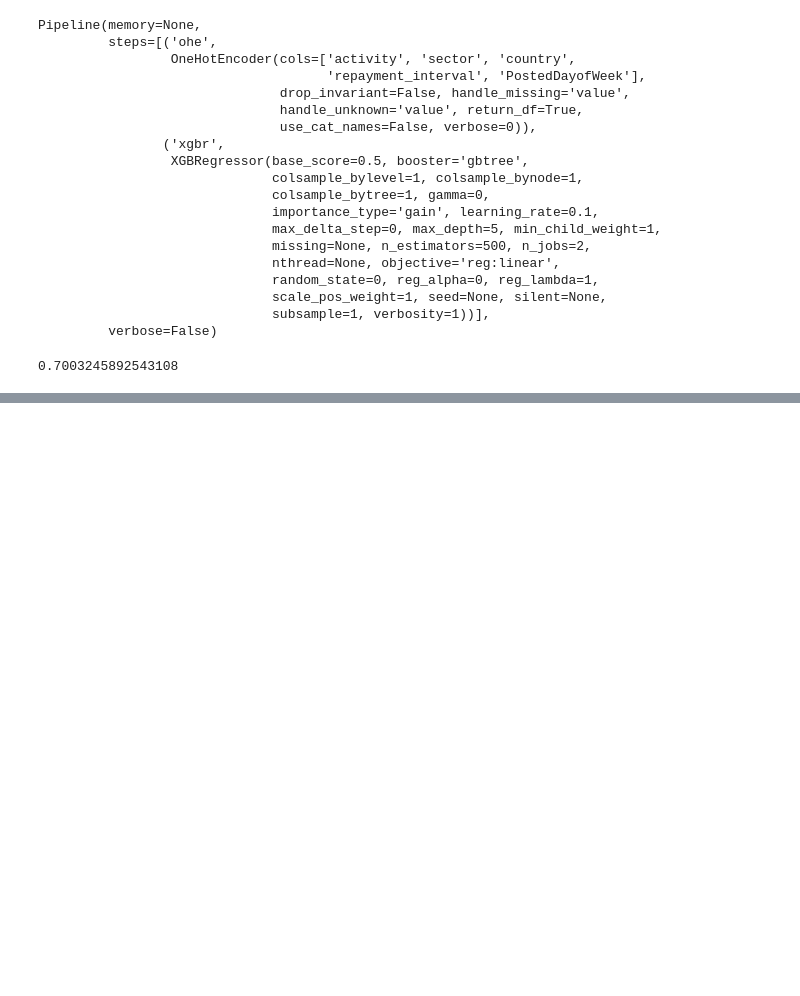
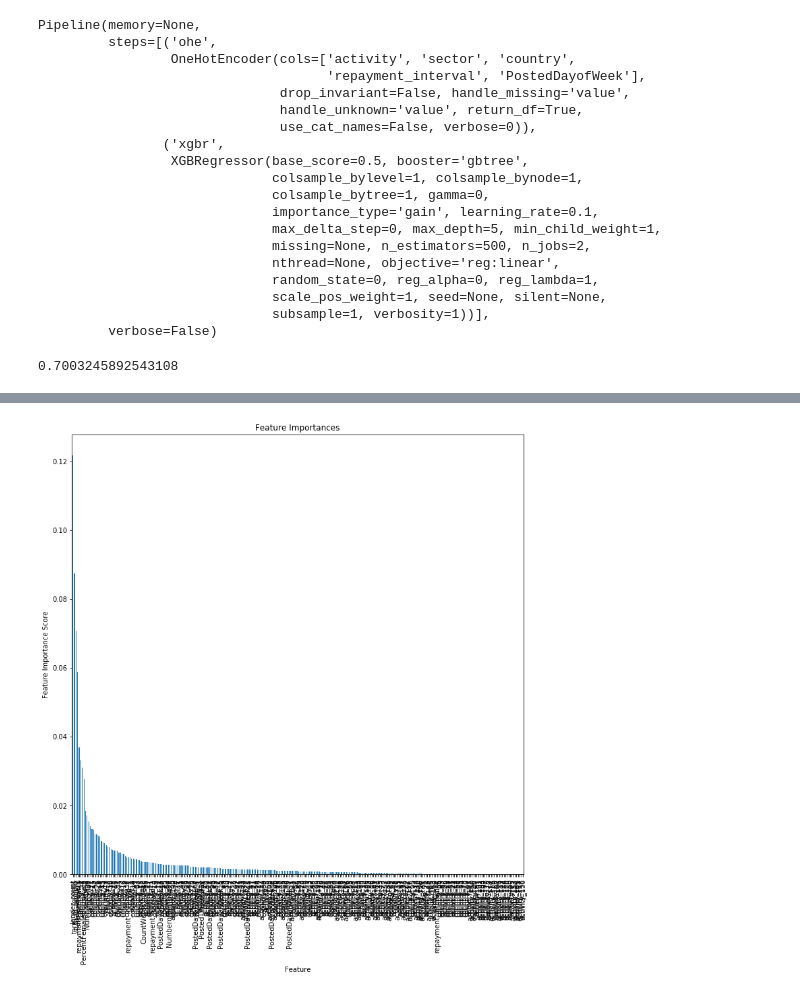
Before and after one commit to Alec-Schneider/KivaLoans, a Jupyter notebook: train_pctfundBoost.ipynb, the cells around one changed output, grey strips where cells are left out. Drawn from its saved outputs; the diff is of its cells as text; code cells hidden in the pictures; blank space fills up the shorter version.

```diff
--- a/train_pctfundBoost.ipynb
+++ b/train_pctfundBoost.ipynb
@@ -127,0 +121,9 @@ fit_params = {
+# %%
+xgbr2 = xgb.XGBRegressor(max_depth= 5, n_estimators=500, n_jobs=2)
+# %%
+xgb_pipe2 = Pipeline([('ohe', ohe), ('xgbr', xgbr2)])
+# %%
+xgb_pipe2.steps[-1][1].set_params(**gsearch2.best_params_)
+# %%
+xgb_pipe2.fit(X_train, y_train)
+xgb_pipe2.score(X_test, y_test)
@@ -127,0 +133,8 @@ fit_params = {
+# %%
+from utils import fit_xgbmodel
+# prep = Pipeline(xgb_pipe2.steps[:-1])
+
+# X_train = prep.fit_transform(X_train)
+# X_test = prep.transform(X_test)
+fit_xgbmodel(xgb_pipe2.steps[-1][1], X_train, y_train, X_test, y_test, scoring='rmse')
+# %% [output]
@@ -127,0 +147 @@ fit_params = {
+[figure, added]
```
Also changed, not shown: parts of 31 cells of this notebook, 6 other files.
